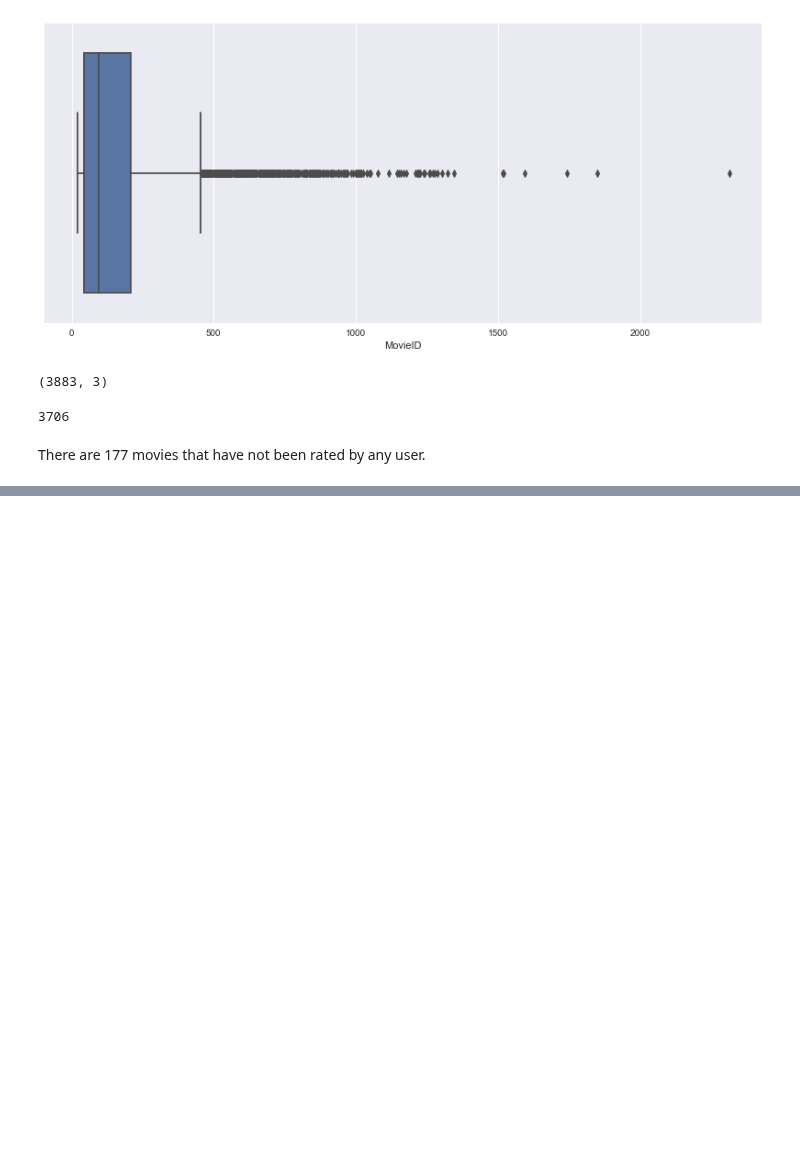
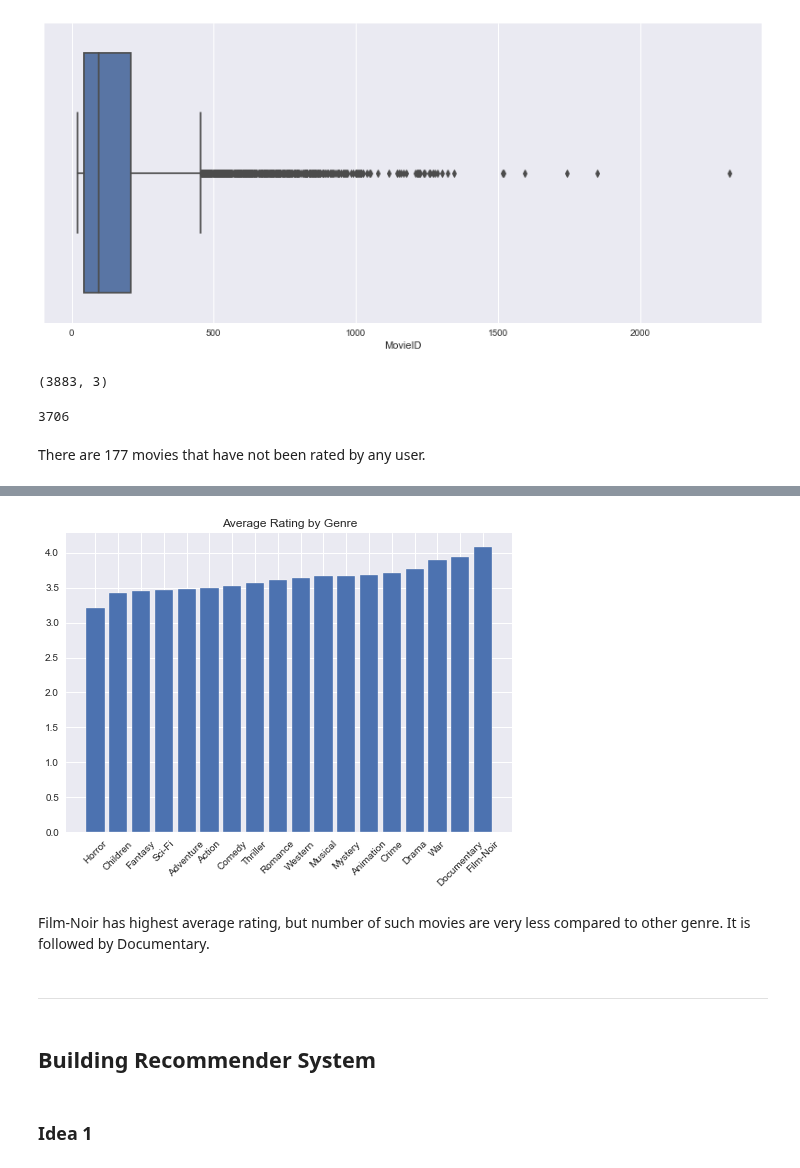
Before and after one commit to SandipSonawane/UIUC-STAT542-Statistical-Learning, a Jupyter notebook: Project 4- Movie Recommendation App/Movie_Recommender.ipynb, the cells around one changed output, grey strips where cells are left out. Cells and saved outputs as stored; diff of their text form; code cells hidden in the pictures; blank space fills up the shorter version.

```diff
--- a/Project 4- Movie Recommendation App/Movie_Recommender.ipynb
+++ b/Project 4- Movie Recommendation App/Movie_Recommender.ipynb
@@ -319,0 +353,17 @@ There are 177 movies that have not been rated by any user.
+# %%
+genres_popularity_dict = dict(sorted(genres_popularity_dict.items(), key=lambda item: item[1]))
+
+plt.bar(genres_popularity_dict.keys(), genres_popularity_dict.values())
+plt.xticks(rotation=45)
+plt.title('Average Rating by Genre')
+plt.show()
+# %% [output]
+[figure, added]
+# %% [markdown]
+Film-Noir has highest average rating, but number of such movies are very less compared to other genre. It is followed by Documentary.
+# %% [markdown]
+<hr>
+# %% [markdown]
+## Building Recommender System
+# %% [markdown]
+### Idea 1
```
Also changed, not shown: parts of 25 cells of this notebook.
